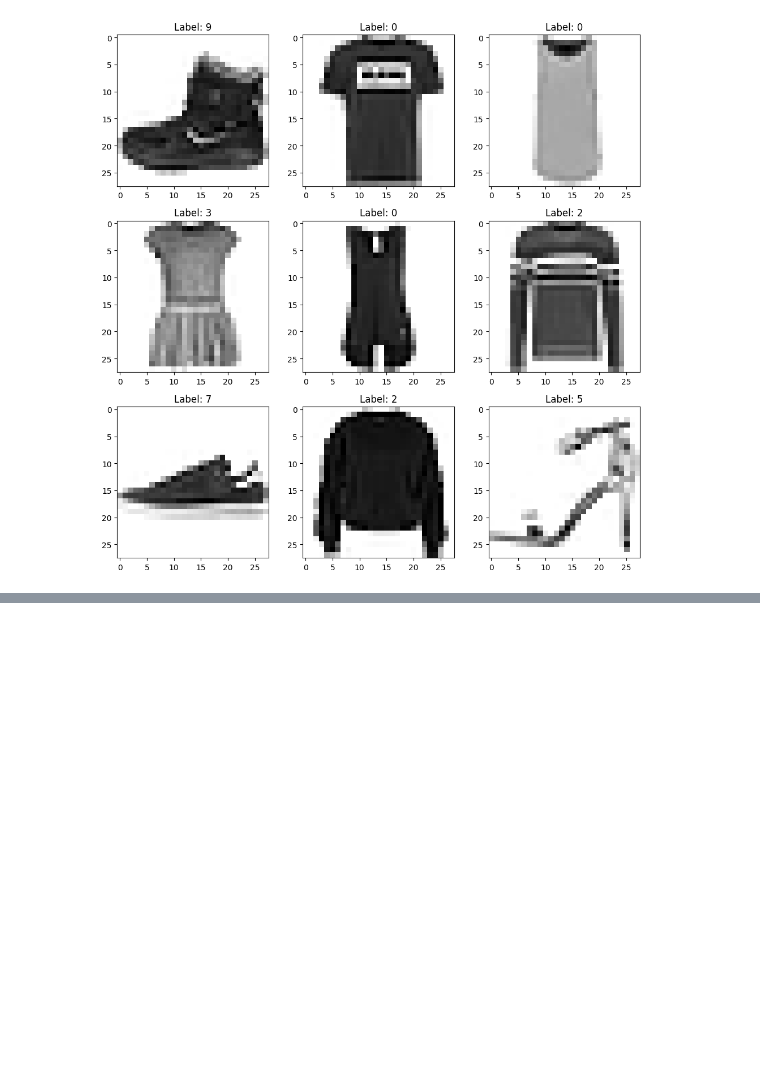
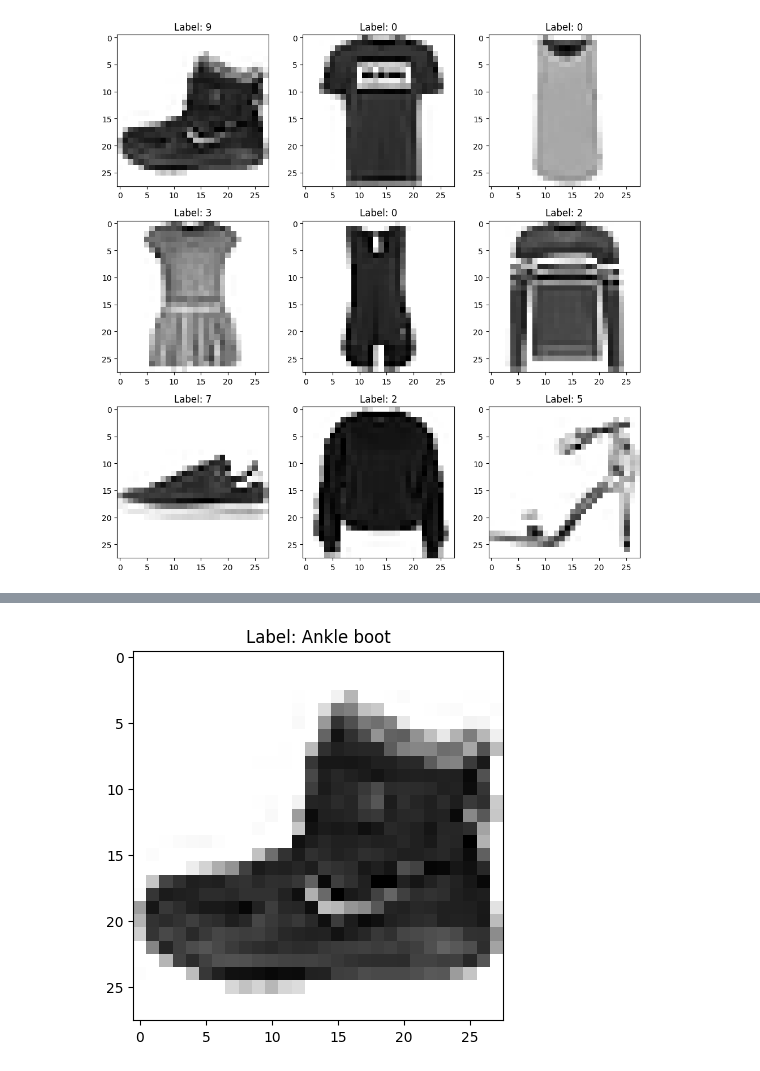
Before and after one commit to hashirahmad806/Machine_Deep_Learning_Tasks, a Jupyter notebook: Fisrt_neural_networks/Second_neural_network.ipynb, the cells around one changed output, grey strips where cells are left out. Saved outputs shown, nothing was run; the diff lists cells and outputs as text; code cells hidden in the pictures; blank space fills up the shorter version.

```diff
--- a/Fisrt_neural_networks/Second_neural_network.ipynb
+++ b/Fisrt_neural_networks/Second_neural_network.ipynb
@@ -6,4 +6,4 @@ from tensorflow import keras
 import pandas as pd
 # %%
 fashion_mnist = tf.keras.datasets.fashion_mnist
-(x_train, y_train), (x_test, y_test) = fashion_mnist.load_data()
+(x_train_full, y_train_full), (x_test, y_test) = fashion_mnist.load_data()
@@ -87,0 +217,8 @@ plt.show()
+# %%
+#   from     the training data set  we have  the  first image which is a ankle boot and its label is 9 in the fashion mnist dataset. and we have  the same image in the test data set and its label is also 9 in the fashion mnist dataset. so we can say that the model will be able to predict the label of this image correctly because it has seen this image before in the training data set.
+
+plt.imshow(x_train_full[0], cmap=plt.cm.binary)
+plt.title(f"Label: {class_names[y_train_full[0]]}")
+plt.show()
+# %% [output]
+[figure, added]
```
Also changed, not shown: parts of 23 cells of this notebook.
